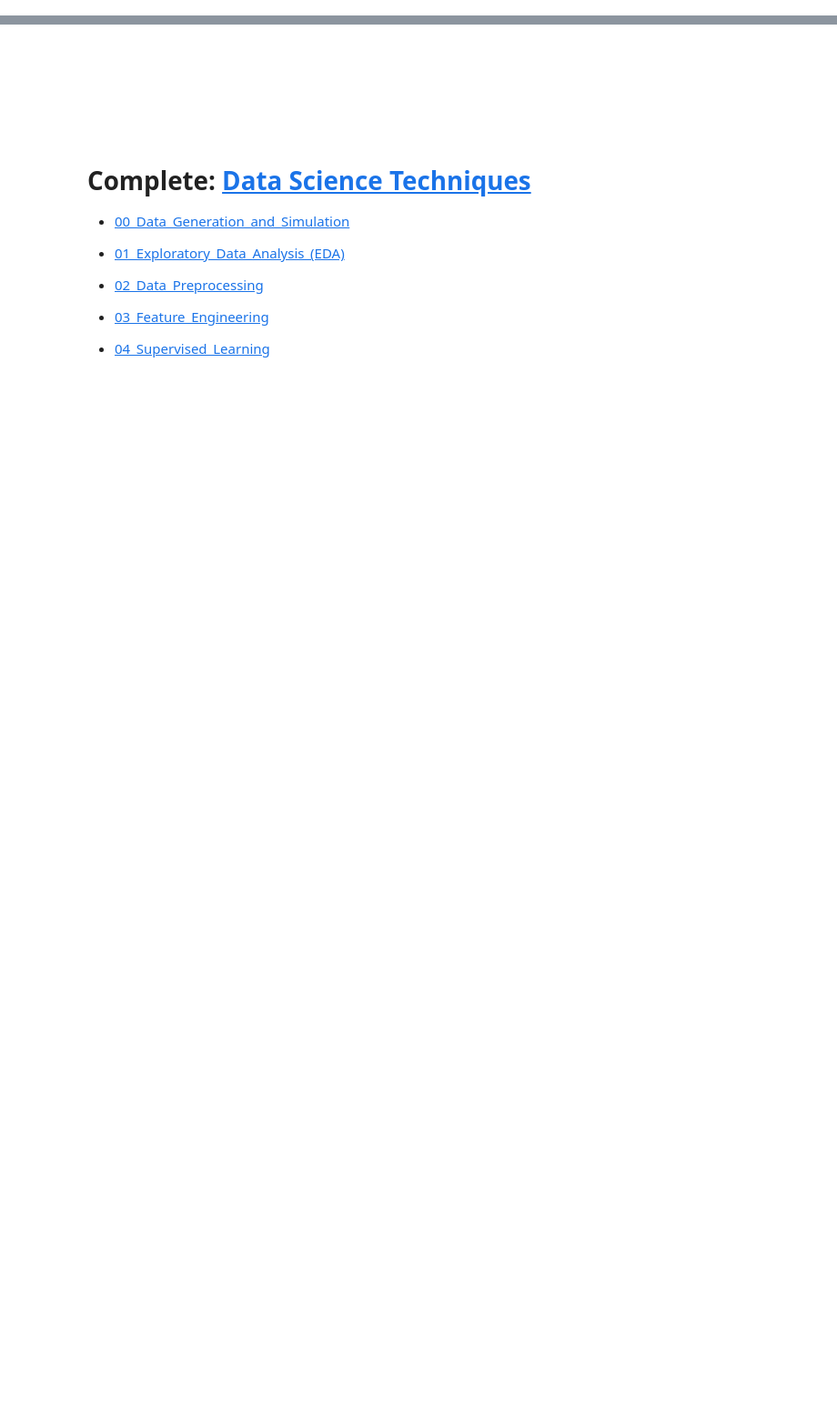
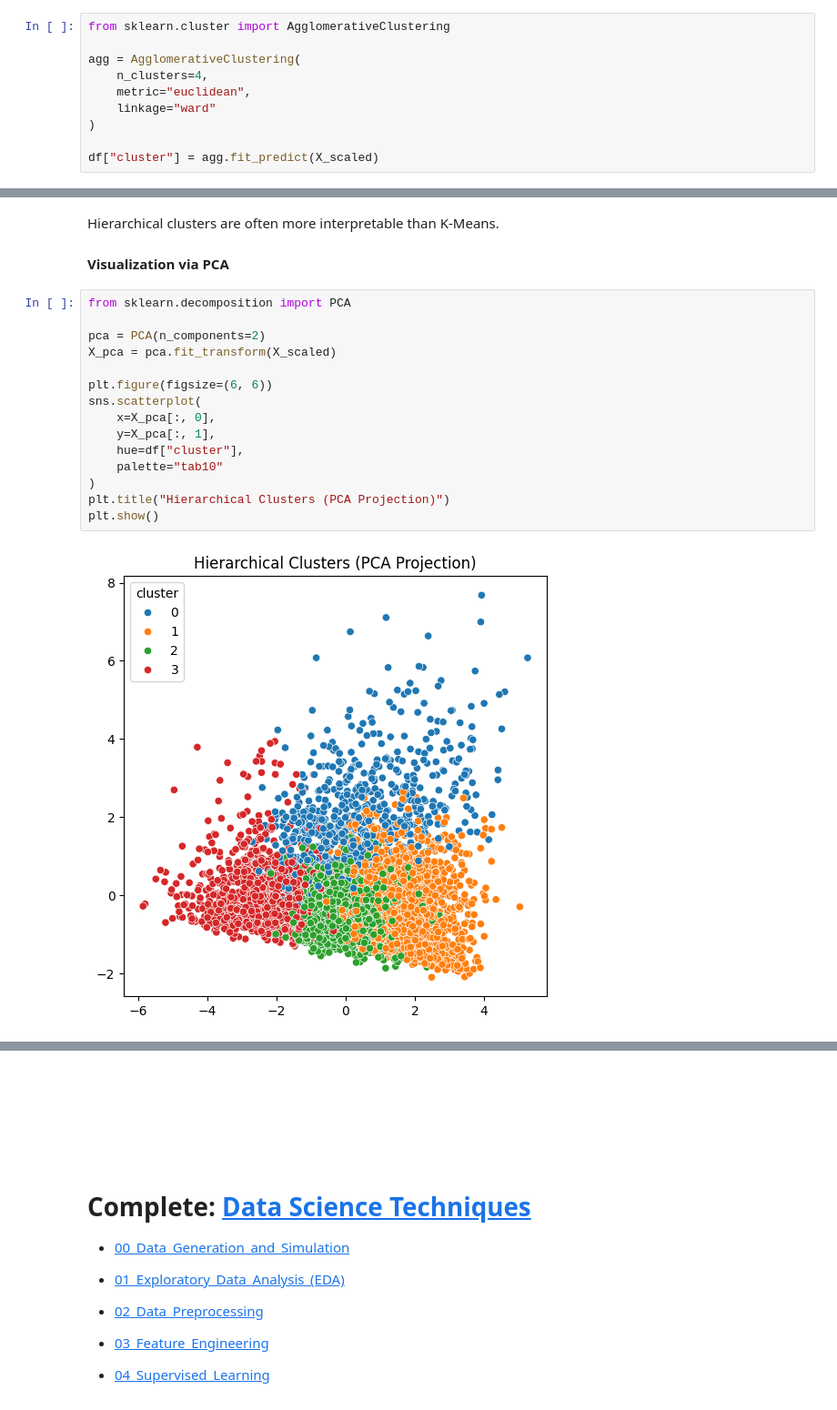
Before and after one commit to lei-soares/Data-Science-Techniques, a Jupyter notebook: 05_Unsupervised_Learning/01_clustering/02_hierarchical_clustering.ipynb, the cells around one changed output, grey strips where cells are left out. Shown at 91% size. Saved outputs shown, nothing was run; the diff lists cells and outputs as text; blank space fills up the shorter version.

```diff
--- a/05_Unsupervised_Learning/01_clustering/02_hierarchical_clustering.ipynb
+++ b/05_Unsupervised_Learning/01_clustering/02_hierarchical_clustering.ipynb
@@ -0,0 +177,10 @@
+# %%
+from sklearn.cluster import AgglomerativeClustering
+
+agg = AgglomerativeClustering(
+    n_clusters=4,
+    metric="euclidean",
+    linkage="ward"
+)
+
+df["cluster"] = agg.fit_predict(X_scaled)
@@ -0,0 +232,21 @@
+# %% [markdown]
+Hierarchical clusters are often more interpretable than K-Means.
+
+#### Visualization via PCA
+# %%
+from sklearn.decomposition import PCA
+
+pca = PCA(n_components=2)
+X_pca = pca.fit_transform(X_scaled)
+
+plt.figure(figsize=(6, 6))
+sns.scatterplot(
+    x=X_pca[:, 0],
+    y=X_pca[:, 1],
+    hue=df["cluster"],
+    palette="tab10"
+)
+plt.title("Hierarchical Clusters (PCA Projection)")
+plt.show()
+# %% [output]
+[figure, added]
```
Also changed, not shown: parts of 21 cells of this notebook, 2 other files.
